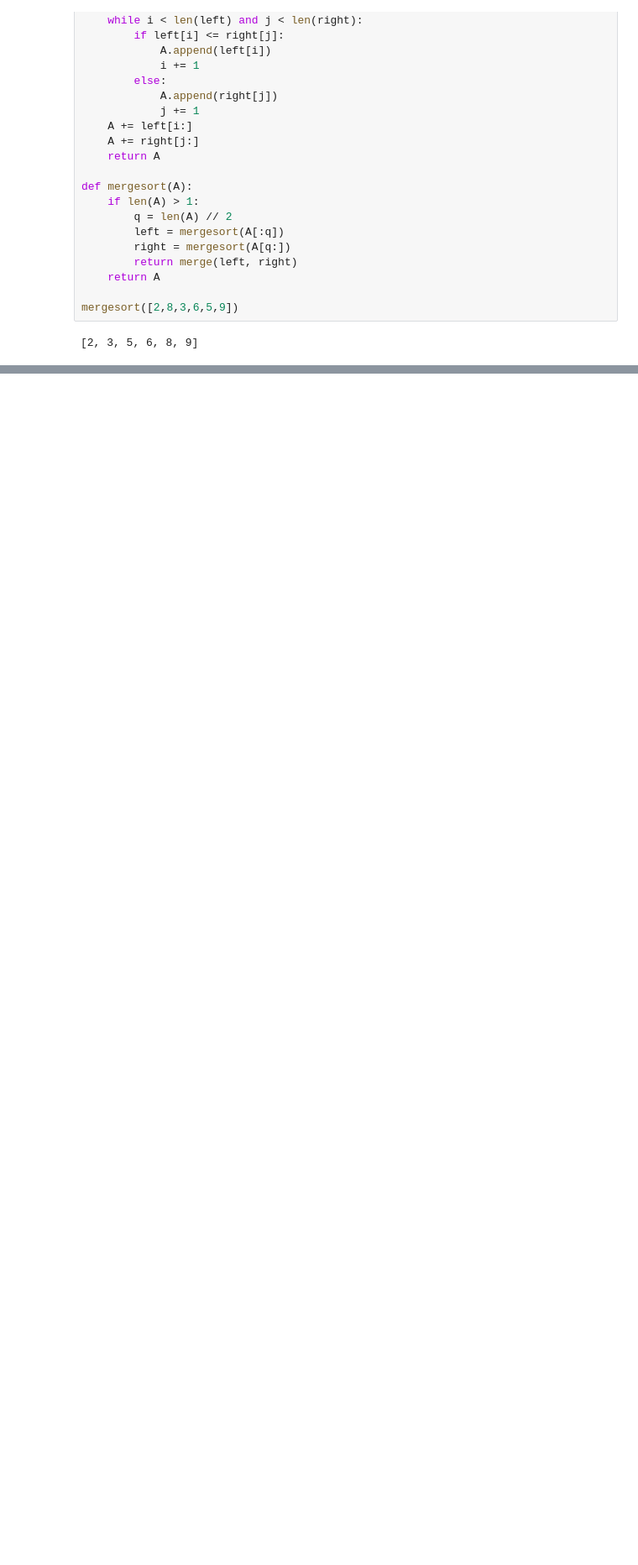
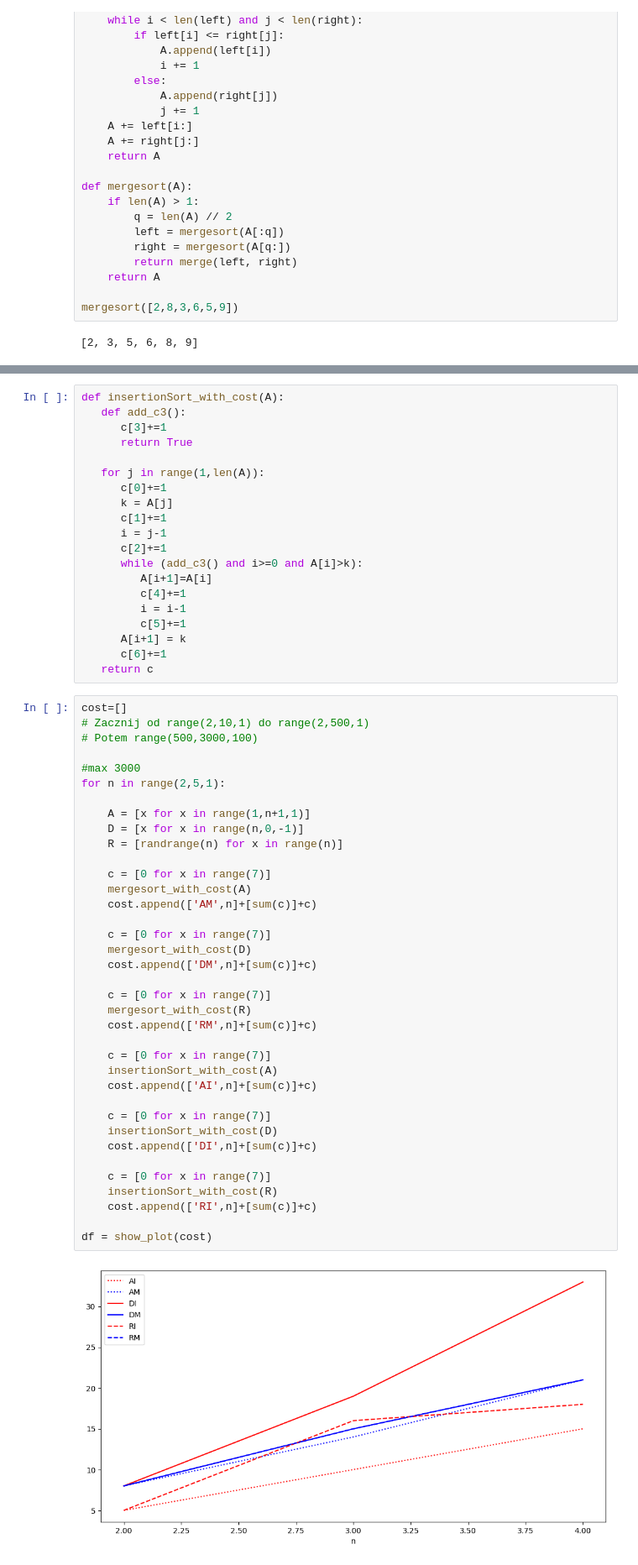
Before and after one commit to marcinsawinski/UEP_KIE_ASD_LAB_PROG, a Jupyter notebook: asd_2_2_solution.ipynb, the cells around one changed output, grey strips where cells are left out. Shown: that part at 84% size. Drawn from its saved outputs; the diff is of its cells as text; blank space fills up the shorter version.

Commit message:
sort

```diff
--- a/asd_2_2_solution.ipynb
+++ b/asd_2_2_solution.ipynb
@@ -51,0 +141,59 @@ plt.plot(x, x**2, 'b-')
+# %%
+def insertionSort_with_cost(A):
+   def add_c3():
+      c[3]+=1
+      return True
+
+   for j in range(1,len(A)):
+      c[0]+=1
+      k = A[j]
+      c[1]+=1
+      i = j-1
+      c[2]+=1
+      while (add_c3() and i>=0 and A[i]>k):
+         A[i+1]=A[i]
+         c[4]+=1
+         i = i-1
+         c[5]+=1
+      A[i+1] = k
+      c[6]+=1
+   return c
+# %%
+cost=[]
+# Zacznij od range(2,10,1) do range(2,500,1)
+# Potem range(500,3000,100)
+
+#max 3000
+for n in range(2,5,1):
+
+    A = [x for x in range(1,n+1,1)]
+    D = [x for x in range(n,0,-1)]
+    R = [randrange(n) for x in range(n)]
+
+    c = [0 for x in range(7)]
+    mergesort_with_cost(A)
+    cost.append(['AM',n]+[sum(c)]+c)
+
+    c = [0 for x in range(7)]
+    mergesort_with_cost(D)
+    cost.append(['DM',n]+[sum(c)]+c)
+
+    c = [0 for x in range(7)]
+    mergesort_with_cost(R)
+    cost.append(['RM',n]+[sum(c)]+c)
+
+    c = [0 for x in range(7)]
+    insertionSort_with_cost(A)
+    cost.append(['AI',n]+[sum(c)]+c)
+
+    c = [0 for x in range(7)]
+    insertionSort_with_cost(D)
+    cost.append(['DI',n]+[sum(c)]+c)
+
+    c = [0 for x in range(7)]
+    insertionSort_with_cost(R)
+    cost.append(['RI',n]+[sum(c)]+c)
+
+df = show_plot(cost)
+# %% [output]
+[figure, added]
```
Also changed, not shown: parts of 9 cells of this notebook, 3 other files.
